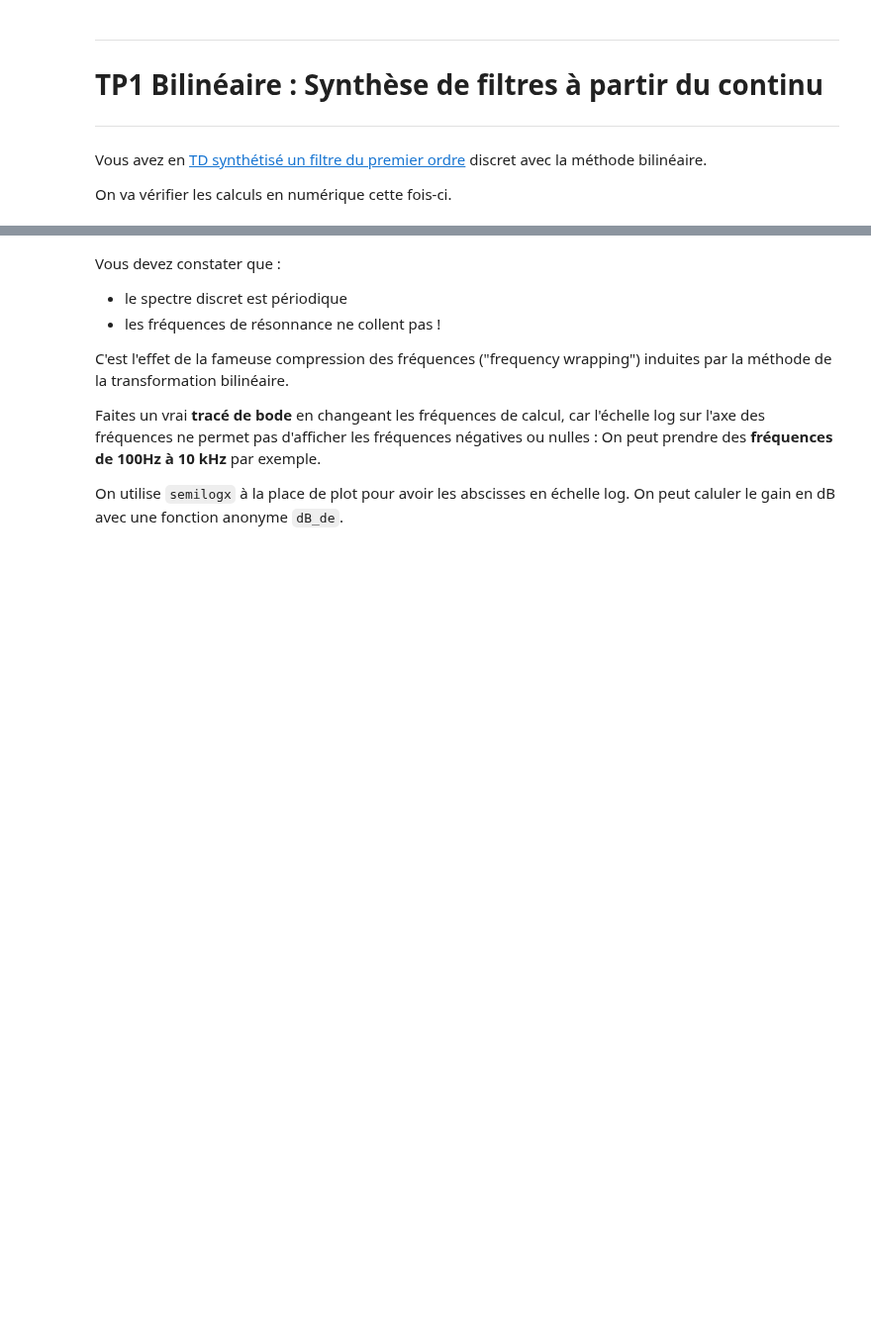
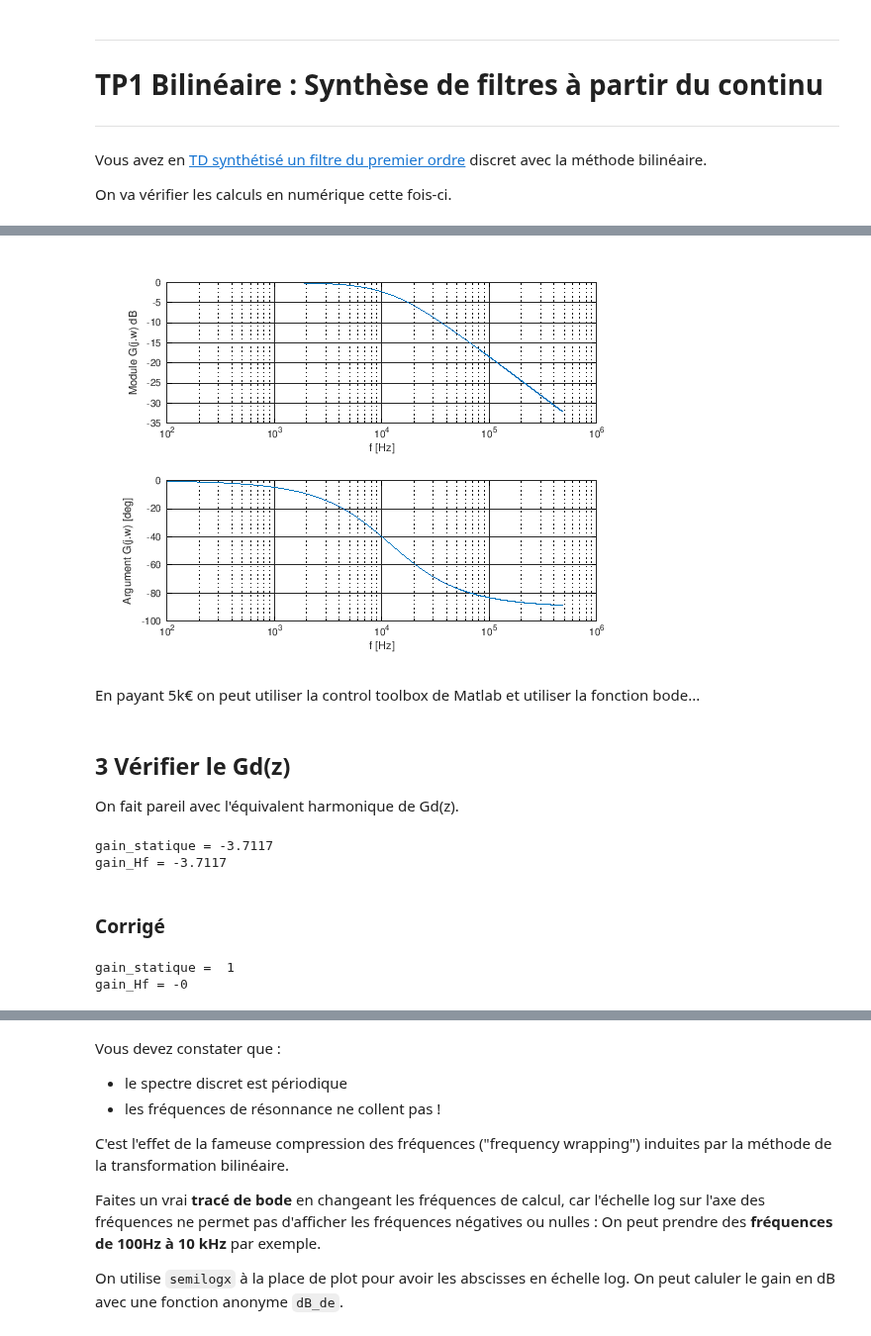
Before and after one commit to balaise31/Signal, a Jupyter notebook: discret/tp/TP_bilineaire_ordre1.ipynb, the cells around one changed output, grey strips where cells are left out. Shown at 99% size. Drawn from its saved outputs; the diff is of its cells as text; code cells hidden in the pictures; blank space fills up the shorter version.

```diff
--- a/discret/tp/TP_bilineaire_ordre1.ipynb
+++ b/discret/tp/TP_bilineaire_ordre1.ipynb
@@ -250,0 +216,52 @@ ylabel ("Gain  en ? ");
+# %%
+Df=100;
+f = Df:Df:10*Fe ;  % vecteur que des positif >0
+w = 2*pi*f;       % vecteur des pulsation en radians par secondes
+p = j*w;          % vecteur complexes des équivalents harmoniques de p
+
+G_de_p = G(p) ;   % On calcule pour chaque fréquences G(p=j.w)
+
+% On affiche en linéaire module et argument
+subplot(211);
+semilogx(f, 20*log10(abs(G_de_p))); grid on;
+xlabel("f [Hz]");
+ylabel("Module G(j.w) dB")
+subplot(212);
+semilogx(f, angle(G_de_p)/pi*180); grid on;
+xlabel("f [Hz]")
+ylabel("Argument G(j.w) [deg]")
+# %% [output]
+[figure, added]
+# %% [markdown]
+En payant 5k€ on peut utiliser la control toolbox de Matlab et utiliser la fonction bode...
+# %% [markdown]
+## 3 Vérifier le Gd(z)
+
+On fait pareil avec l'équivalent harmonique de Gd(z).
+# %%
+%% CORRIGEZ l'étourderie dans ce qui suit
+% On définit la fonction de transfert (où z peut être vecteur)
+Gd = @(z) (b0 + b1 .* z.^(-1) ) ./ (a0 + a1*z.^(-1) ) ;
+% Indice pour l'erreur : convention Matlab !
+
+%% On vérifie avec le Gain statique
+gain_statique = Gd(666)
+%% Gain Hautes fréquences
+gain_Hf = Gd(666)
+# %% [output]
+gain_statique = -3.7117
+gain_Hf = -3.7117
+# %% [markdown]
+### Corrigé
+# %%
+%% CORRIGÉ
+% On définit la fonction de transfert (où z peut être vecteur)
+Gd = @(z) (b0 + b1 .* z ) ./ (a0 + a1*z ) ;
+
+%% On vérifie avec le Gain statique
+gain_statique = Gd(1)
+%% Gain Hautes fréquences
+gain_Hf = Gd(-1)
+# %% [output]
+gain_statique =  1
+gain_Hf = -0
```
Also changed, not shown: parts of 57 cells of this notebook, 3 other files.
